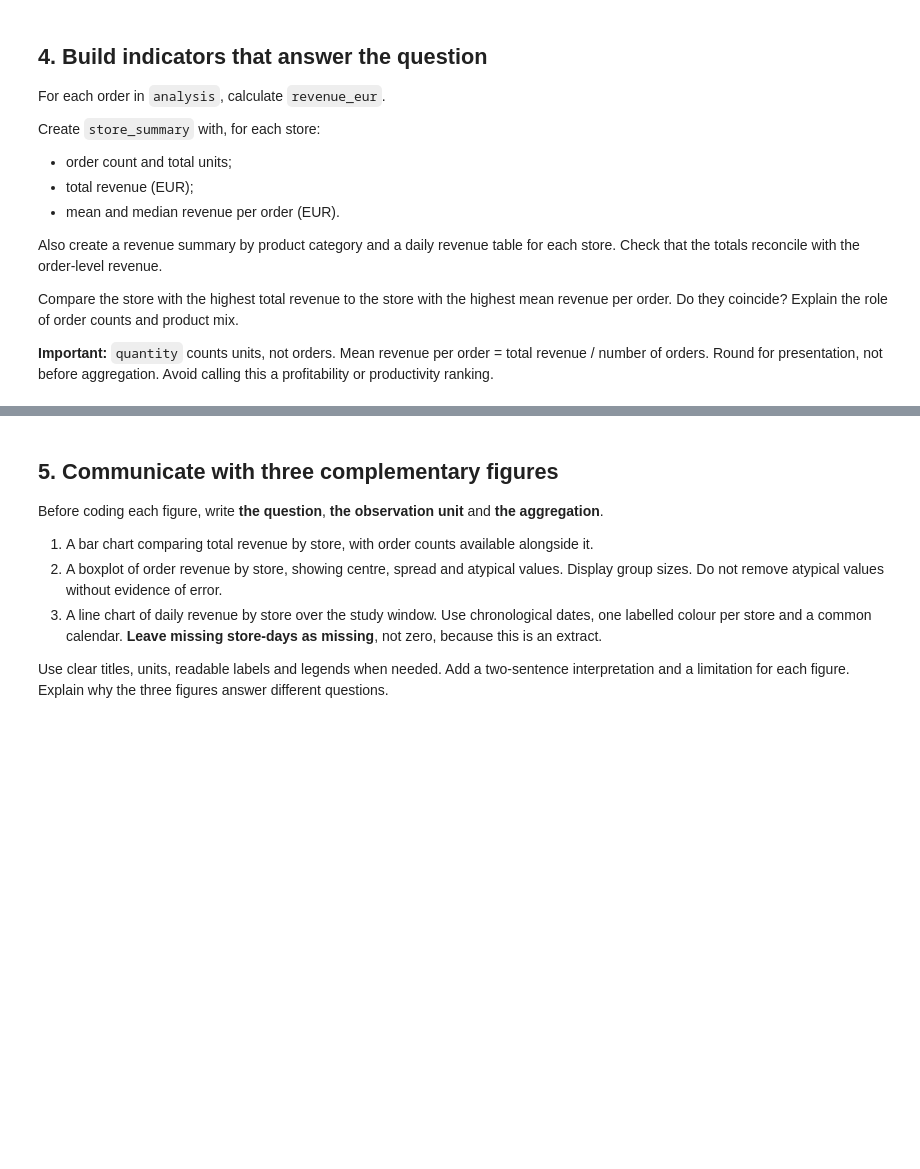
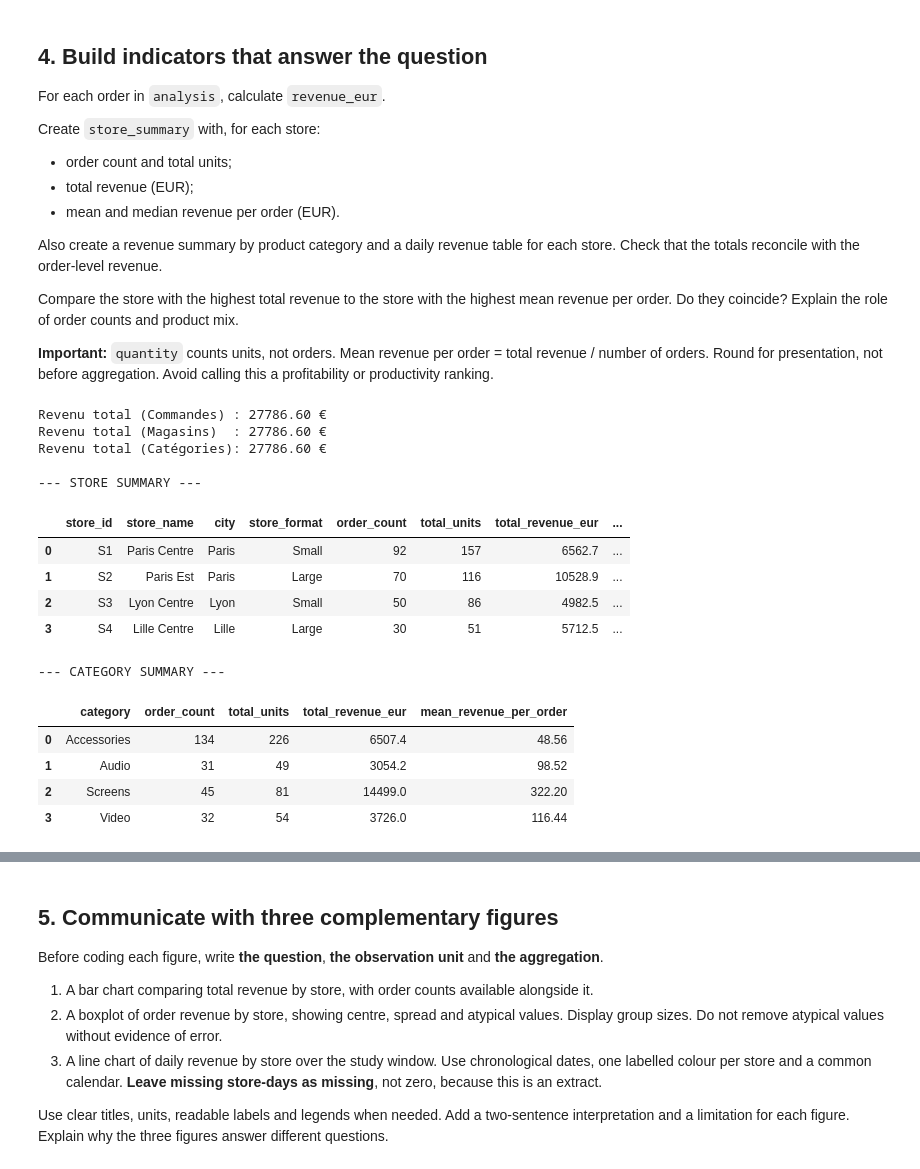
Before and after one commit to Lyes-Syel/INF4, a Jupyter notebook: notebooks/05-Data-Integration-Case-Study.ipynb, the cells around one changed output, grey strips where cells are left out. Saved outputs shown, nothing was run; the diff lists cells and outputs as text; code cells hidden in the pictures; blank space fills up the shorter version.

```diff
--- a/notebooks/05-Data-Integration-Case-Study.ipynb
+++ b/notebooks/05-Data-Integration-Case-Study.ipynb
@@ -401,8 +401,73 @@ Compare the store with the highest total revenue to the store with the highest m
 
 **Important:** `quantity` counts units, not orders. Mean revenue per order = total revenue / number of orders. Round for presentation, not before aggregation. Avoid calling this a profitability or productivity ranking.
 # %%
-# Compute order-level and aggregated indicators
-# Write your code here.
+# Conversion explicite des colonnes en types numériques
+analysis["quantity"] = pd.to_numeric(analysis["quantity"].astype(str).str.replace(",", "."), errors="coerce")
+analysis["unit_price_eur"] = pd.to_numeric(analysis["unit_price_eur"].astype(str).str.replace(",", "."), errors="coerce")
+
+# Calcul du chiffre d'affaires au niveau de chaque commande
+analysis["revenue_eur"] = analysis["quantity"] * analysis["unit_price_eur"]
+
+# 1. Synthèse par magasin (store_summary)
+store_summary = analysis.groupby(["store_id", "store_name", "city", "store_format"]).agg(
+    order_count=("order_id", "count"),
+    total_units=("quantity", "sum"),
+    total_revenue_eur=("revenue_eur", "sum"),
+    mean_revenue_per_order=("revenue_eur", "mean"),
+    median_revenue_per_order=("revenue_eur", "median")
+).reset_index()
+
+# 2. Synthèse par catégorie de produit (category_summary)
+category_summary = analysis.groupby("category").agg(
+    order_count=("order_id", "count"),
+    total_units=("quantity", "sum"),
+    total_revenue_eur=("revenue_eur", "sum"),
+    mean_revenue_per_order=("revenue_eur", "mean")
+).reset_index()
+
+# 3. Chiffre d'affaires quotidien par magasin
+daily_store_revenue = analysis.groupby(["date", "store_name"])["revenue_eur"].sum().reset_index()
+
+# Contrôle de réconciliation des totaux
+total_order_rev = analysis["revenue_eur"].sum()
+total_store_rev = store_summary["total_revenue_eur"].sum()
+total_cat_rev = category_summary["total_revenue_eur"].sum()
+
+print(f"Revenu total (Commandes) : {total_order_rev:.2f} €")
+print(f"Revenu total (Magasins)  : {total_store_rev:.2f} €")
+print(f"Revenu total (Catégories): {total_cat_rev:.2f} €")
+
+# Affichage des tableaux arrondis
+store_summary_display = store_summary.copy()
+store_summary_display[["total_revenue_eur", "mean_revenue_per_order", "median_revenue_per_order"]] = \
+    store_summary_display[["total_revenue_eur", "mean_revenue_per_order", "median_revenue_per_order"]].round(2)
+
+category_summary_display = category_summary.copy()
+category_summary_display[["total_revenue_eur", "mean_revenue_per_order"]] = \
+    category_summary_display[["total_revenue_eur", "mean_revenue_per_order"]].round(2)
+
+print("\n--- STORE SUMMARY ---")
+display(store_summary_display)
+
+print("\n--- CATEGORY SUMMARY ---")
+display(category_summary_display)
+# %% [output]
+Revenu total (Commandes) : 27786.60 €
+Revenu total (Magasins)  : 27786.60 €
+Revenu total (Catégories): 27786.60 €
+
+--- STORE SUMMARY ---
+|  | store_id | store_name | city | store_format | order_count | total_units | total_revenue_eur | ... |
+| 0 | S1 | Paris Centre | Paris | Small | 92 | 157 | 6562.7 | ... |
+| 1 | S2 | Paris Est | Paris | Large | 70 | 116 | 10528.9 | ... |
+| 2 | S3 | Lyon Centre | Lyon | Small | 50 | 86 | 4982.5 | ... |
+| 3 | S4 | Lille Centre | Lille | Large | 30 | 51 | 5712.5 | ... |
+--- CATEGORY SUMMARY ---
+|  | category | order_count | total_units | total_revenue_eur | mean_revenue_per_order |
+| 0 | Accessories | 134 | 226 | 6507.4 | 48.56 |
+| 1 | Audio | 31 | 49 | 3054.2 | 98.52 |
+| 2 | Screens | 45 | 81 | 14499.0 | 322.20 |
+| 3 | Video | 32 | 54 | 3726.0 | 116.44 |
 # %% [markdown]
 **Your interpretation**
 
```
Also changed, not shown: parts of 8 cells of this notebook, 4 other files.
